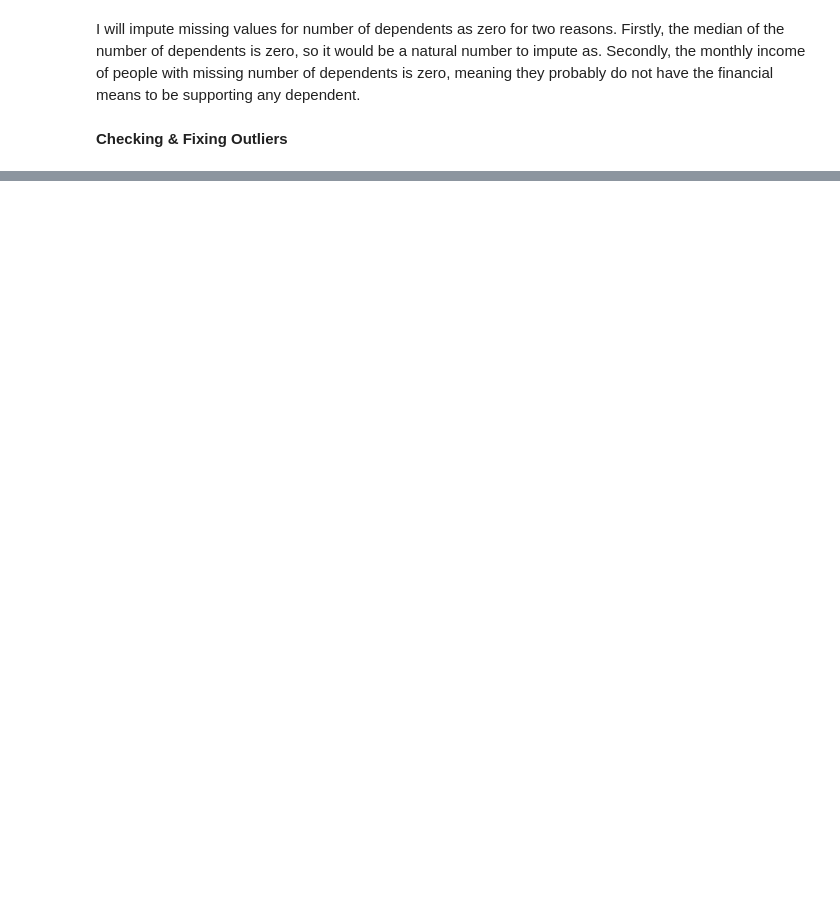
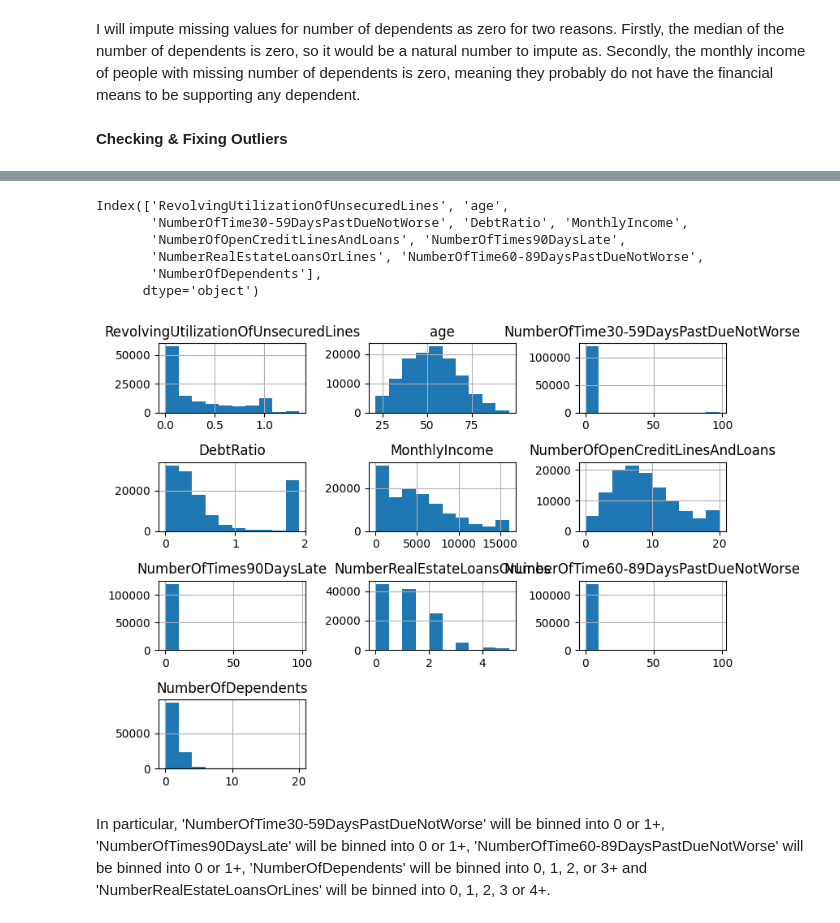
Before and after one commit to Daniel12581/Credit-Risk-Analysis, a Jupyter notebook: data_prep.ipynb, the cells around one changed output, grey strips where cells are left out. Saved outputs shown, nothing was run; the diff lists cells and outputs as text; code cells hidden in the pictures; blank space fills up the shorter version.

```diff
--- a/data_prep.ipynb
+++ b/data_prep.ipynb
@@ -257,0 +277,17 @@ cap_outliers(X_train)
+# %%
+X_train.columns
+# %% [output]
+Index(['RevolvingUtilizationOfUnsecuredLines', 'age',
+       'NumberOfTime30-59DaysPastDueNotWorse', 'DebtRatio', 'MonthlyIncome',
+       'NumberOfOpenCreditLinesAndLoans', 'NumberOfTimes90DaysLate',
+       'NumberRealEstateLoansOrLines', 'NumberOfTime60-89DaysPastDueNotWorse',
+       'NumberOfDependents'],
+      dtype='object')
+# %%
+X_train.hist(bins=10, figsize=(8, 6))
+plt.tight_layout()
+plt.show()
+# %% [output]
+[figure, added]
+# %% [markdown]
+ In particular, 'NumberOfTime30-59DaysPastDueNotWorse' will be binned into 0 or 1+, 'NumberOfTimes90DaysLate' will be binned into 0 or 1+, 'NumberOfTime60-89DaysPastDueNotWorse' will be binned into 0 or 1+, 'NumberOfDependents' will be binned into 0, 1, 2, or 3+ and 'NumberRealEstateLoansOrLines' will be binned into 0, 1, 2, 3 or 4+.
```
Also changed, not shown: parts of 38 cells of this notebook.
